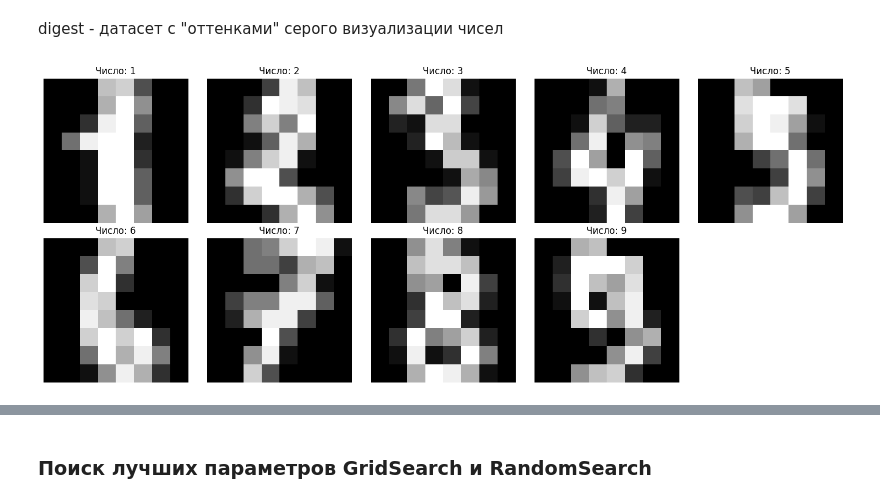
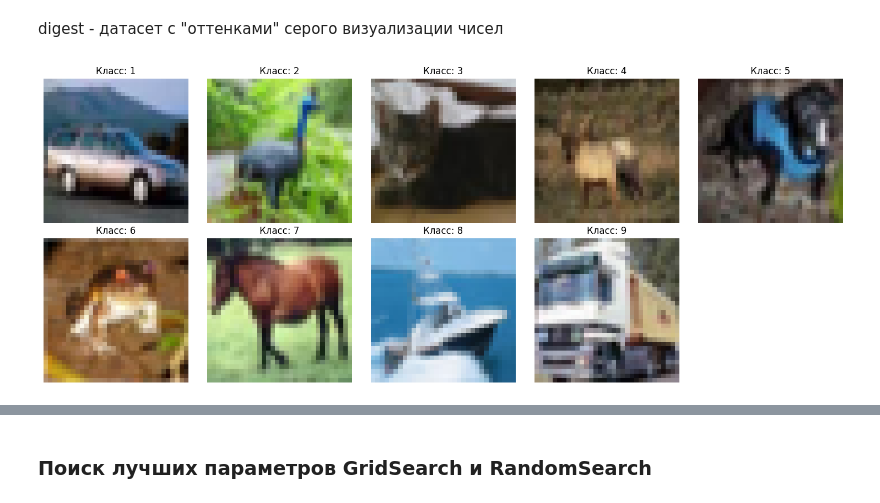
Before and after one commit to SnrPep/MLe, a Jupyter notebook: Практика_7.ipynb, the cells around one changed output, grey strips where cells are left out. Saved outputs shown, nothing was run; the diff lists cells and outputs as text; code cells hidden in the pictures.

```diff
--- a/Практика_7.ipynb
+++ b/Практика_7.ipynb
@@ -513,20 +621,32 @@ y = y[mask]
+# %%
+# Загрузка данных
+(x_train, y_train), (_, _) = cifar10.load_data()
+
+# Преобразуем y_train в одномерный массив
+y_train = y_train.flatten()
+
+# Фильтрация: только изображения классов 1-9 (без класса 0)
+mask = y_train != 0
+x_train = x_train[mask]
+y_train = y_train[mask]
+
+# Массив уникальных меток (классов)
+unique_labels = list(range(1, 10))
 # %%
-# Визуализация всех цифр 1-9
+# Визуализация изображений классов 1-9
 plt.figure(figsize=(15, 6))
-
-unique_labels = list(range(1, 10))
 for i, label in enumerate(unique_labels):
-    # Найдем первое вхождение каждой цифры
-    idx = (y == label).argmax()
+    # Найдем первое вхождение каждого класса
+    idx = (y_train == label).argmax()
     plt.subplot(2, 5, i + 1)
-    plt.imshow(X[idx].reshape(8, 8), cmap='gray', interpolation='nearest')
-    plt.title(f"Число: {label}")
+    plt.imshow(x_train[idx])
+    plt.title(f"Класс: {label}")
     plt.axis('off')
 
 plt.tight_layout()
 plt.show()
 # %% [output]
-[figure, old version]
+[figure, new version]
 # %%
 y
 # %% [output]
```
Also changed, not shown: parts of 19 cells of this notebook.
